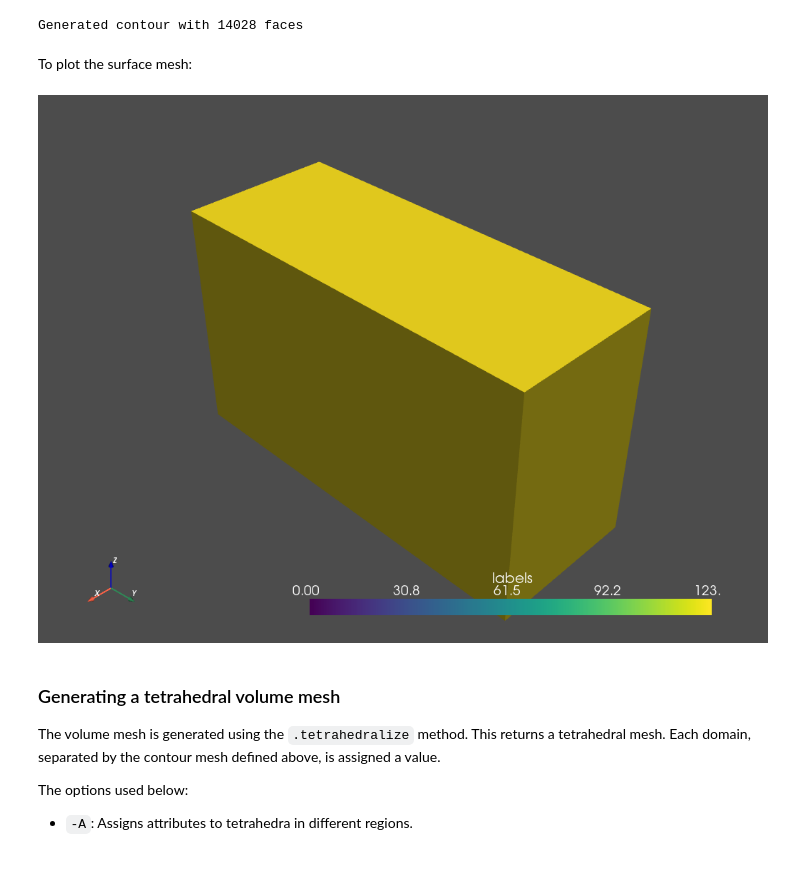
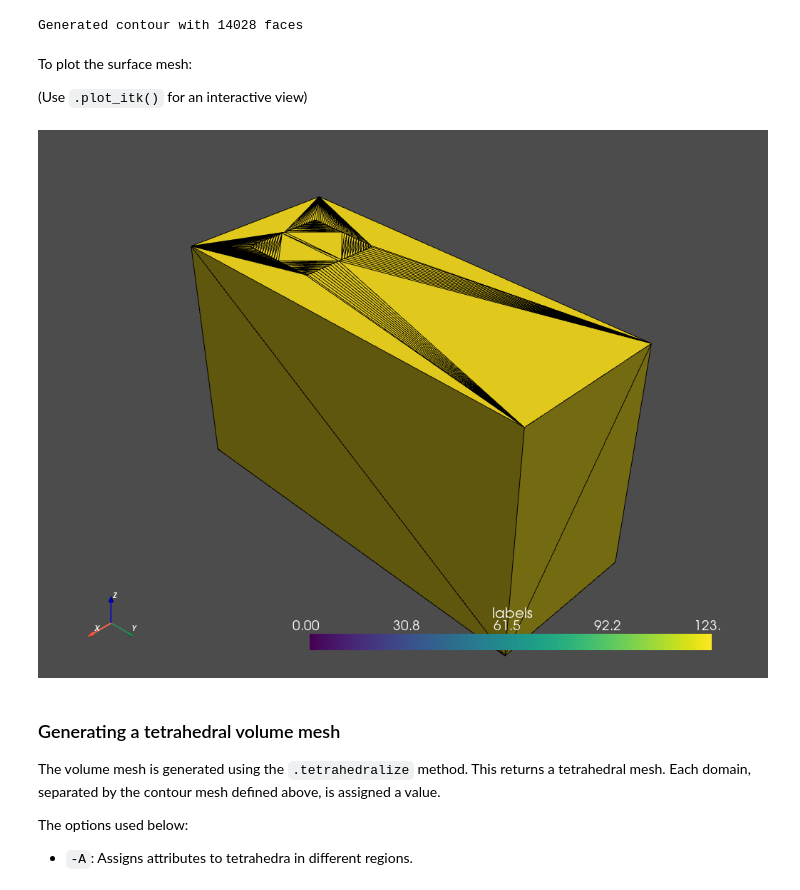
Before and after one commit to hpgem/nanomesh, a Jupyter notebook: notebooks/sample_data/How to do 3D multi-domain meshing from simulated data volume.ipynb, the cells around one changed output. Cells and saved outputs as stored; diff of their text form; code cells hidden in the pictures.

```diff
--- a/notebooks/sample_data/How to do 3D multi-domain meshing from simulated data volume.ipynb
+++ b/notebooks/sample_data/How to do 3D multi-domain meshing from simulated data volume.ipynb
@@ -59,10 +59,12 @@ mesher.generate_contour()
 Generated contour with 14028 faces
 # %% [markdown]
 To plot the surface mesh:
+
+(Use `.plot_itk()` for an interactive view)
 # %%
-mesher.contour.plot_pyvista(jupyter_backend='static')  # Use .plot_itk() for an interactive view
+mesher.contour.plot_pyvista(jupyter_backend='static', show_edges=True)
 # %% [output]
-[figure, old version]
+[figure, new version]
 # %% [markdown]
 ### Generating a tetrahedral volume mesh
 
```
Also changed, not shown: parts of 2 cells of this notebook, 2 other files.
